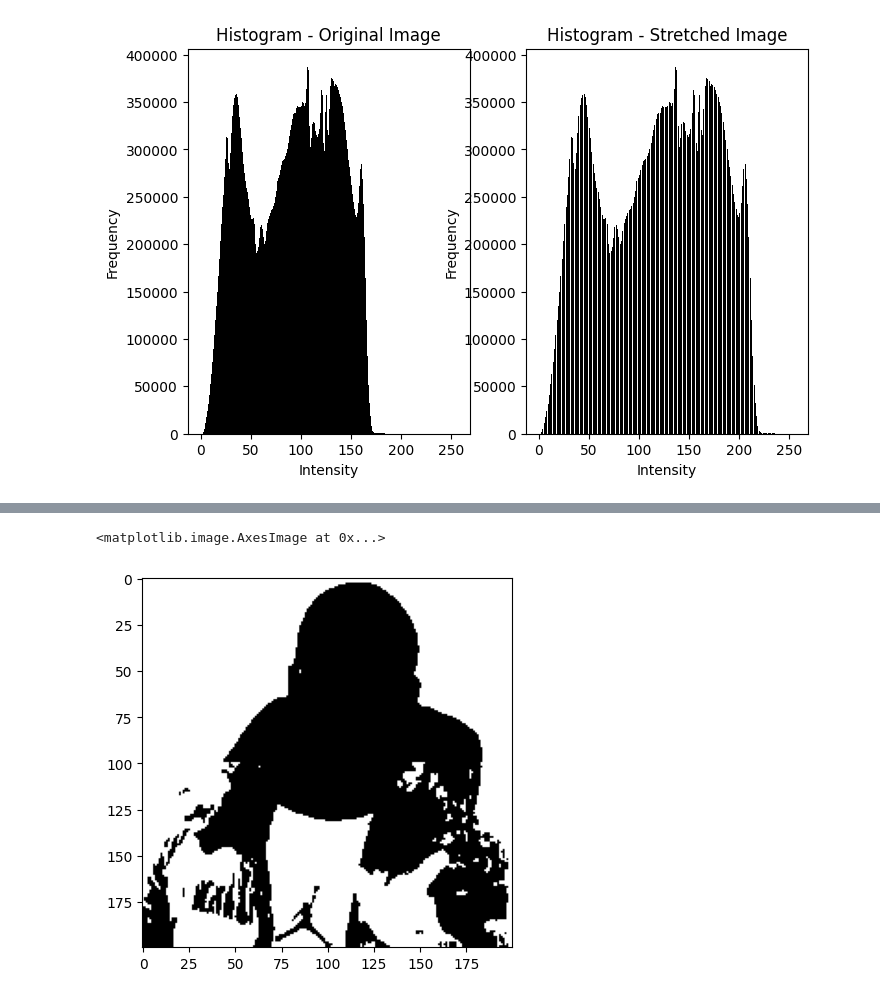
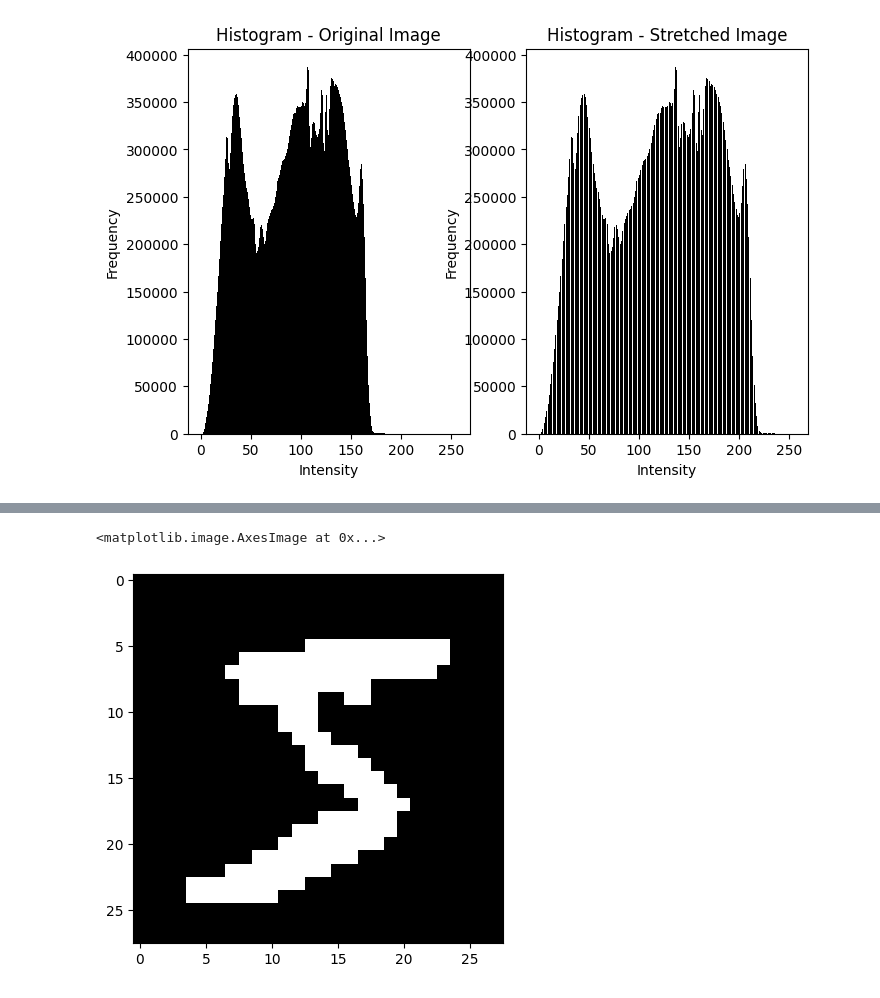
Before and after one commit to yashyaks/ImageProcessing_ComputerVision, a Jupyter notebook: qwerty.ipynb, the cells around one changed output, grey strips where cells are left out. Drawn from its saved outputs; the diff is of its cells as text; code cells hidden in the pictures.

```diff
--- a/qwerty.ipynb
+++ b/qwerty.ipynb
@@ -32,0 +40,3 @@ WARNING:tensorflow:From c:\Users\Yash Thakar\PROGRAMMING\ImageProcessing_Compute
+# %%
+mnist = x_train[0]
+plt.imshow(mnist, cmap='gray')
@@ -279,32 +291,32 @@ def merge_regions(regions):
                     new_regions[idx] = np.vstack([region, current])
                     was_merged = True
                     merged = True
                     break
             if not was_merged:
                 new_regions.append(current)
         regions = new_regions
         if not merged:
             break
     return regions
 
 
 def split_and_merge(image, num_regions):
     rows, cols = image.shape
     step = rows // num_regions
     regions = [np.arange(i, min(i + step, rows)) for i in range(0, rows, step)]
     regions = merge_regions(regions)
 
     output_image = np.zeros_like(image)
     for region in regions:
         for row in region:
             output_image[row, :] = ((np.mean(image[region, :]) - image[row, :]) < 10) * 255
     return output_image
 
 
 gray_image = grayscale(image1)
-split_merged_image = split_and_merge(gray_image, 4)
+split_merged_image = split_and_merge(mnist, 4)
 
 plt.imshow(split_merged_image, cmap="gray")
 # %% [output]
 <matplotlib.image.AxesImage at 0x...>
-[figure, old version]
+[figure, new version]
```
Also changed, not shown: parts of 23 cells of this notebook.
